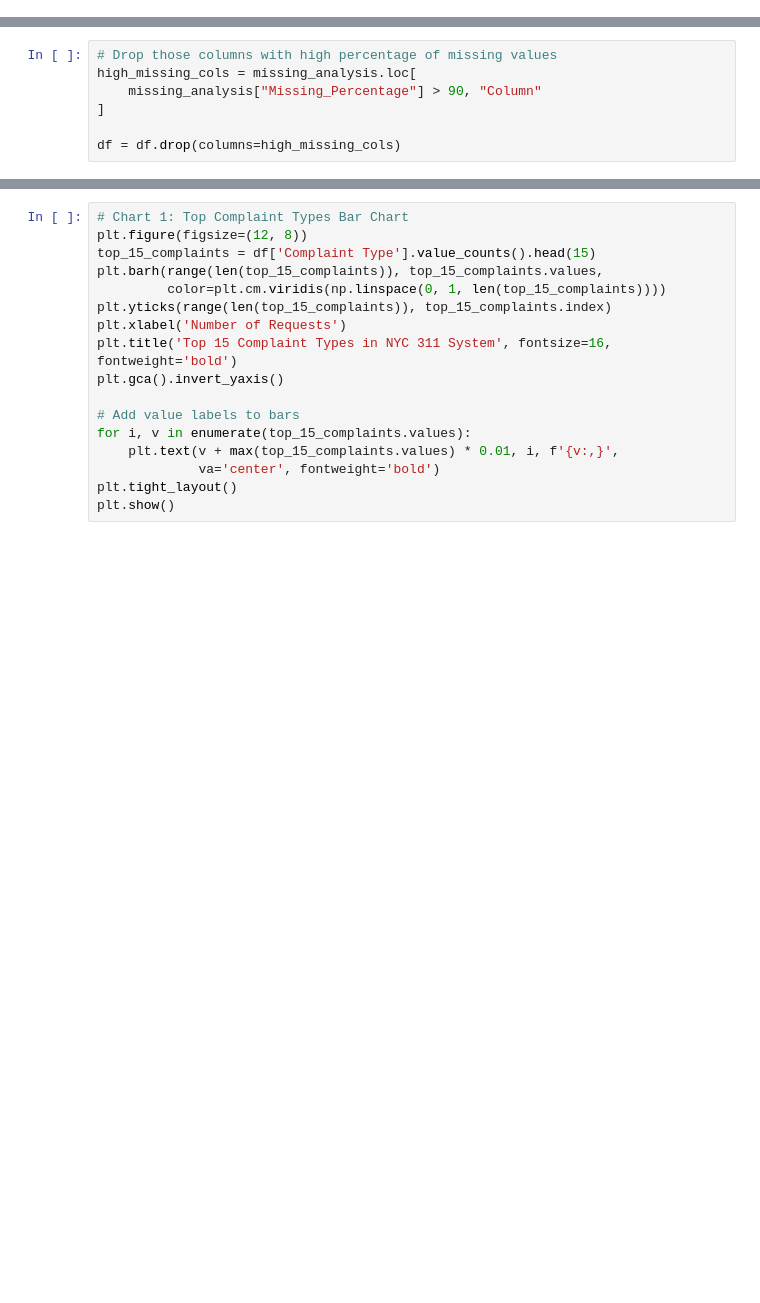
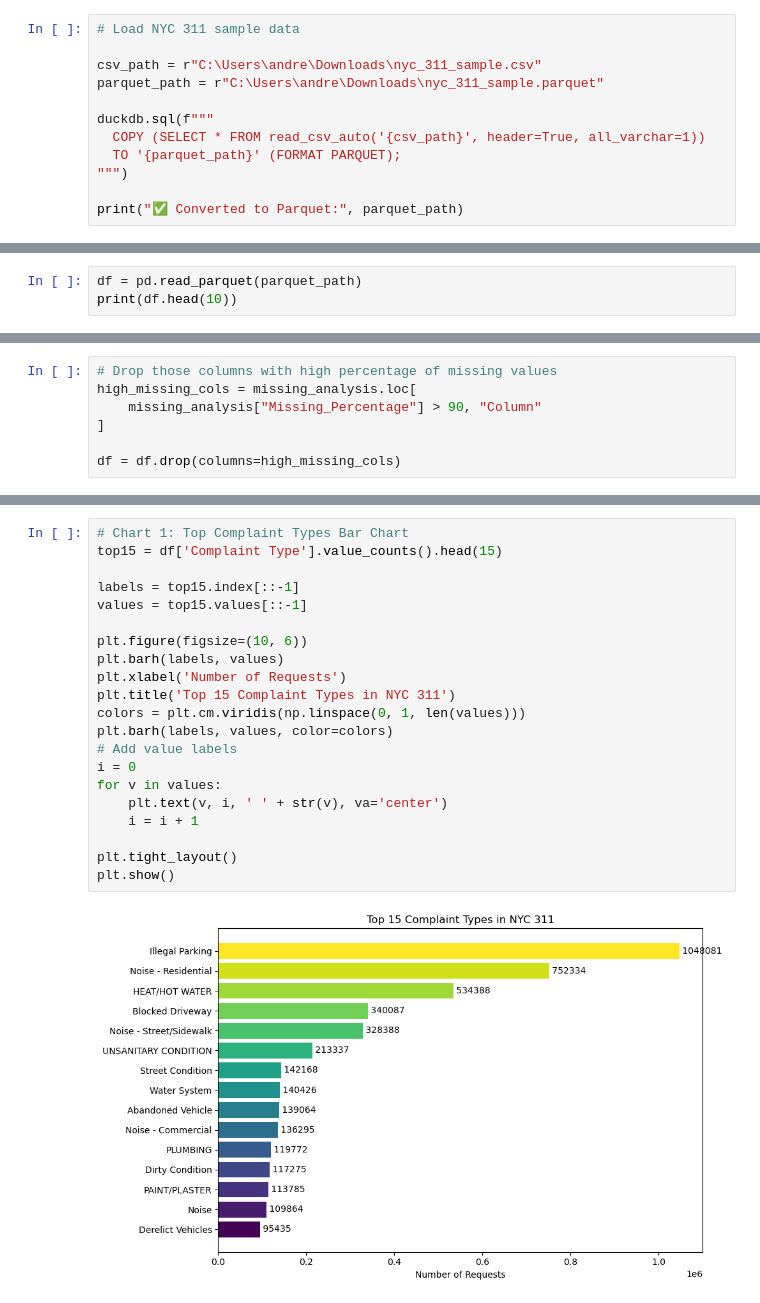
Before and after one commit to jennylu0066/311servicerequests, a Jupyter notebook: 02_eda.ipynb, the cells around one changed output, grey strips where cells are left out. Drawn from its saved outputs; the diff is of its cells as text; blank space fills up the shorter version.

```diff
--- a/02_eda.ipynb
+++ b/02_eda.ipynb
@@ -37,0 +40,12 @@ print(df.head(10))
+# %%
+# Load NYC 311 sample data
+
+csv_path = r"C:\Users\andre\Downloads\nyc_311_sample.csv"
+parquet_path = r"C:\Users\andre\Downloads\nyc_311_sample.parquet"
+
+duckdb.sql(f"""
+  COPY (SELECT * FROM read_csv_auto('{csv_path}', header=True, all_varchar=1))
+  TO '{parquet_path}' (FORMAT PARQUET);
+""")
+
+print("✅ Converted to Parquet:", parquet_path)
@@ -37,0 +54,3 @@ print(df.head(10))
+# %%
+df = pd.read_parquet(parquet_path)
+print(df.head(10))
@@ -163,18 +264,24 @@ for borough in borough_stats.index[:5]:
 # %%
 # Chart 1: Top Complaint Types Bar Chart
-plt.figure(figsize=(12, 8))
-top_15_complaints = df['Complaint Type'].value_counts().head(15)
-plt.barh(range(len(top_15_complaints)), top_15_complaints.values,
-         color=plt.cm.viridis(np.linspace(0, 1, len(top_15_complaints))))
-plt.yticks(range(len(top_15_complaints)), top_15_complaints.index)
+top15 = df['Complaint Type'].value_counts().head(15)
+
+labels = top15.index[::-1]
+values = top15.values[::-1]
+
+plt.figure(figsize=(10, 6))
+plt.barh(labels, values)
 plt.xlabel('Number of Requests')
-plt.title('Top 15 Complaint Types in NYC 311 System', fontsize=16, fontweight='bold')
-plt.gca().invert_yaxis()
+plt.title('Top 15 Complaint Types in NYC 311')
+colors = plt.cm.viridis(np.linspace(0, 1, len(values)))
+plt.barh(labels, values, color=colors)
+# Add value labels
+i = 0
+for v in values:
+    plt.text(v, i, ' ' + str(v), va='center')
+    i = i + 1
 
-# Add value labels to bars
-for i, v in enumerate(top_15_complaints.values):
-    plt.text(v + max(top_15_complaints.values) * 0.01, i, f'{v:,}',
-             va='center', fontweight='bold')
 plt.tight_layout()
 plt.show()
+# %% [output]
+[figure, added]
 # %%
```
Also changed, not shown: parts of 14 cells of this notebook.
